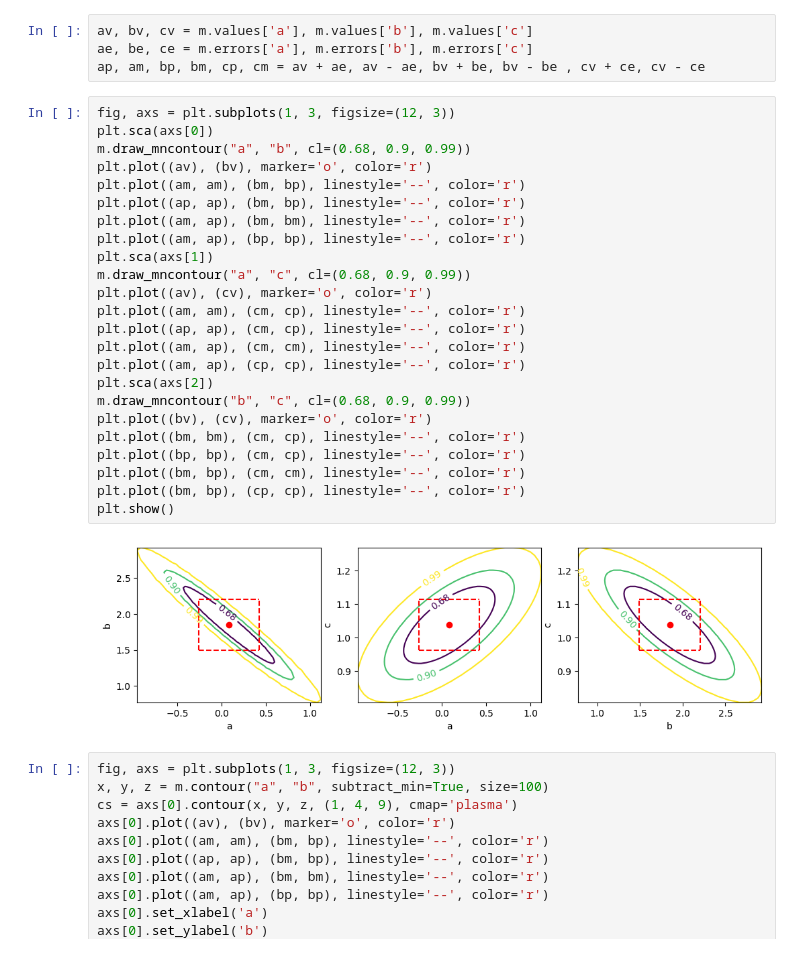
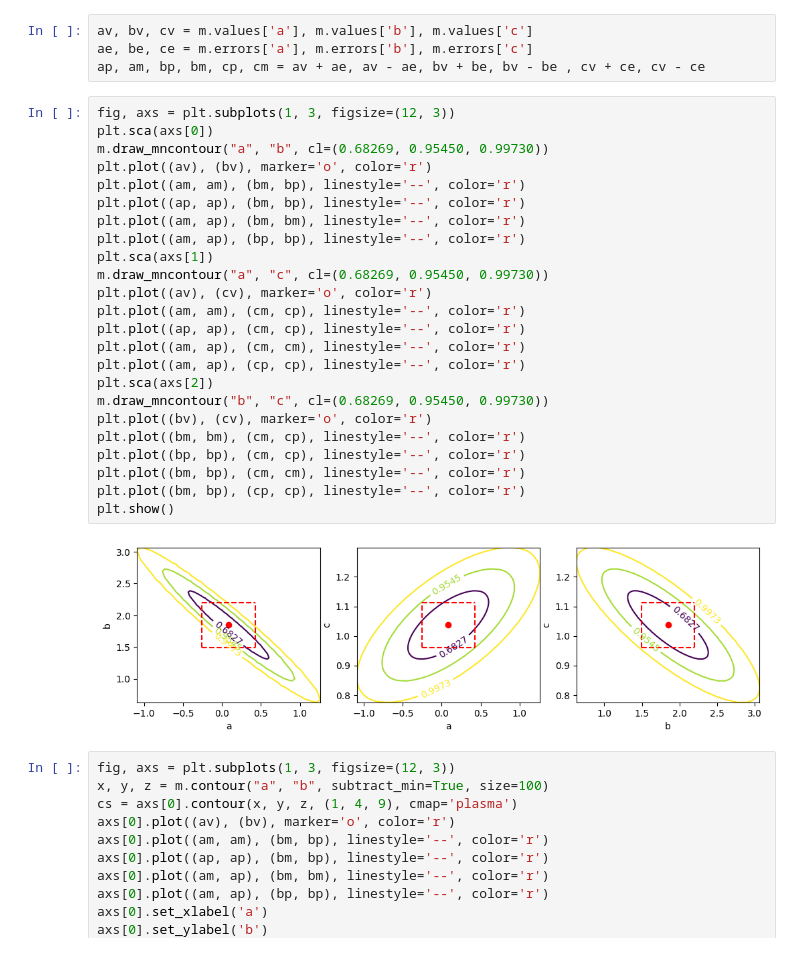
Before and after one commit to lucalista/analisi-dati-2025, a Jupyter notebook: 14.02.00__Minuit.ipynb, the cells around one changed output. Saved outputs shown, nothing was run; the diff lists cells and outputs as text.

```diff
--- a/14.02.00__Minuit.ipynb
+++ b/14.02.00__Minuit.ipynb
@@ -499,29 +516,29 @@ ap, am, bp, bm, cp, cm = av + ae, av - ae, bv + be, bv - be , cv + ce, cv - ce
 # %%
 fig, axs = plt.subplots(1, 3, figsize=(12, 3))
 plt.sca(axs[0])
-m.draw_mncontour("a", "b", cl=(0.68, 0.9, 0.99))
+m.draw_mncontour("a", "b", cl=(0.68269, 0.95450, 0.99730))
 plt.plot((av), (bv), marker='o', color='r')
 plt.plot((am, am), (bm, bp), linestyle='--', color='r')
 plt.plot((ap, ap), (bm, bp), linestyle='--', color='r')
 plt.plot((am, ap), (bm, bm), linestyle='--', color='r')
 plt.plot((am, ap), (bp, bp), linestyle='--', color='r')
 plt.sca(axs[1])
-m.draw_mncontour("a", "c", cl=(0.68, 0.9, 0.99))
+m.draw_mncontour("a", "c", cl=(0.68269, 0.95450, 0.99730))
 plt.plot((av), (cv), marker='o', color='r')
 plt.plot((am, am), (cm, cp), linestyle='--', color='r')
 plt.plot((ap, ap), (cm, cp), linestyle='--', color='r')
 plt.plot((am, ap), (cm, cm), linestyle='--', color='r')
 plt.plot((am, ap), (cp, cp), linestyle='--', color='r')
 plt.sca(axs[2])
-m.draw_mncontour("b", "c", cl=(0.68, 0.9, 0.99))
+m.draw_mncontour("b", "c", cl=(0.68269, 0.95450, 0.99730))
 plt.plot((bv), (cv), marker='o', color='r')
 plt.plot((bm, bm), (cm, cp), linestyle='--', color='r')
 plt.plot((bp, bp), (cm, cp), linestyle='--', color='r')
 plt.plot((bm, bp), (cm, cm), linestyle='--', color='r')
 plt.plot((bm, bp), (cp, cp), linestyle='--', color='r')
 plt.show()
 # %% [output]
-[figure, old version]
+[figure, new version]
 # %%
 fig, axs = plt.subplots(1, 3, figsize=(12, 3))
 x, y, z = m.contour("a", "b", subtract_min=True, size=100)
```
Also changed, not shown: parts of 26 cells of this notebook, 3 other files.
